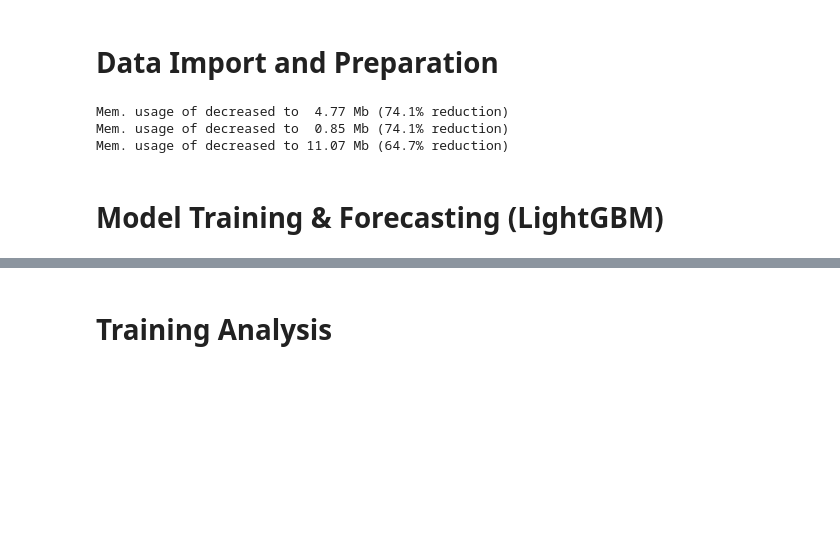
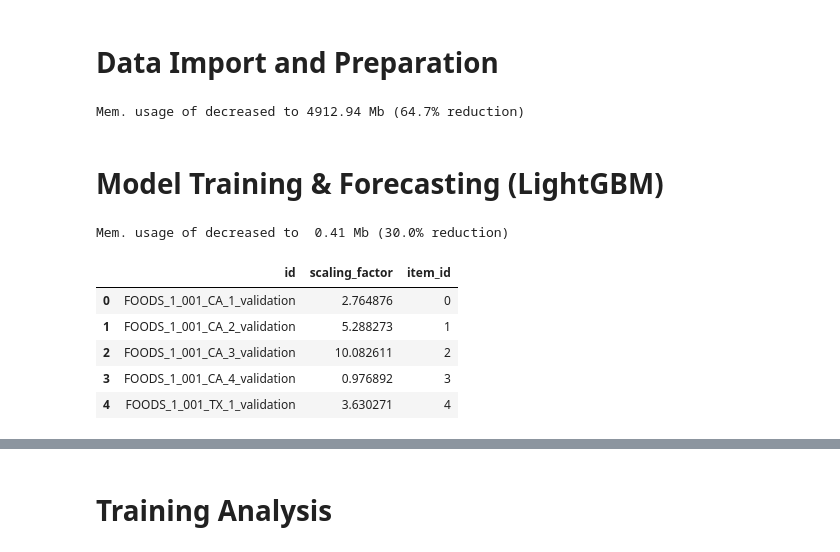
Before and after one commit to dominicdoerig/predicting-sales-data, a Jupyter notebook: m5_challenge/06_gbm_forecasting.ipynb, the cells around one changed output, grey strips where cells are left out. Drawn from its saved outputs; the diff is of its cells as text; code cells hidden in the pictures; blank space fills up the shorter version.

```diff
--- a/m5_challenge/06_gbm_forecasting.ipynb
+++ b/m5_challenge/06_gbm_forecasting.ipynb
@@ -49,12 +37,8 @@ df_merged = pd.read_csv(
 # %%
 # downcast numerical values to reduce mem usage
-x_train = utils.reduce_mem_usage(x_train)
-x_val = utils.reduce_mem_usage(x_val)
 df_merged = utils.reduce_mem_usage(df_merged)
 # %% [output]
-Mem. usage of decreased to  4.77 Mb (74.1% reduction)
-Mem. usage of decreased to  0.85 Mb (74.1% reduction)
-Mem. usage of decreased to 11.07 Mb (64.7% reduction)
+Mem. usage of decreased to 4912.94 Mb (64.7% reduction)
 # %% [markdown]
 # Model Training & Forecasting (LightGBM)
 # %%
@@ -73 +62,15 @@ def custom_rmse_asymmetric_valid(y_pred, y_true):
     return "custom_mse_asymmetric_eval", np.sqrt(np.mean(loss)), False
+# %%
+scaling_factors_rmsse['item_id'] = scaling_factors_rmsse['id']
+scaling_factors_rmsse = utils.encode_categorical(scaling_factors_rmsse,
+                                                 cols=['item_id'],
+                                                 fillna=True)
+scaling_factors_rmsse.head(5)
+# %% [output]
+Mem. usage of decreased to  0.41 Mb (30.0% reduction)
+|  | id | scaling_factor | item_id |
+| 0 | FOODS_1_001_CA_1_validation | 2.764876 | 0 |
+| 1 | FOODS_1_001_CA_2_validation | 5.288273 | 1 |
+| 2 | FOODS_1_001_CA_3_validation | 10.082611 | 2 |
+| 3 | FOODS_1_001_CA_4_validation | 0.976892 | 3 |
+| 4 | FOODS_1_001_TX_1_validation | 3.630271 | 4 |
```
Also changed, not shown: parts of 15 cells of this notebook.
